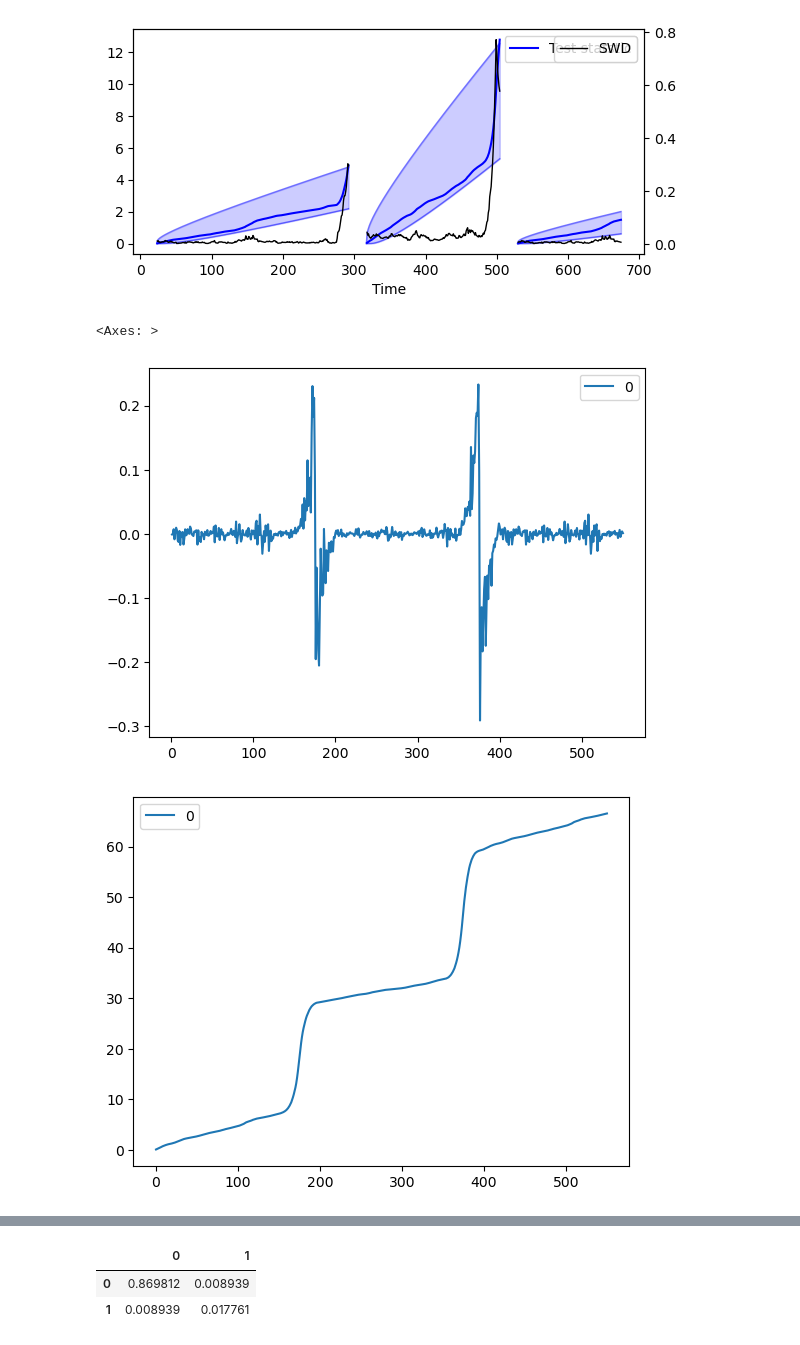
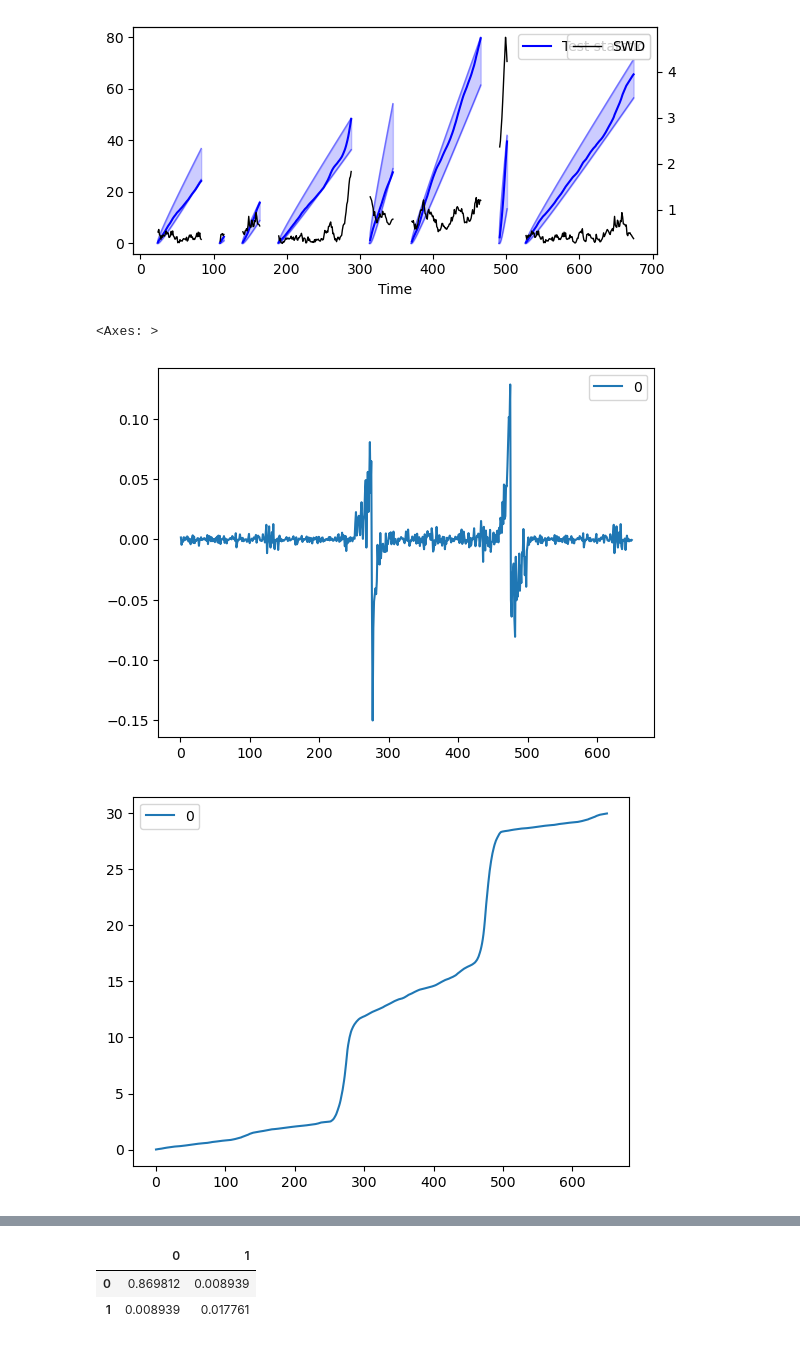
Before and after one commit to jsve96/SWDCPD, a Jupyter notebook: ChangeDetection/MNIST-detection.ipynb, the cells around one changed output, grey strips where cells are left out. Saved outputs shown, nothing was run; the diff lists cells and outputs as text; code cells hidden in the pictures.

```diff
--- a/ChangeDetection/MNIST-detection.ipynb
+++ b/ChangeDetection/MNIST-detection.ipynb
@@ -65,7 +65,7 @@ device = 'cuda' if torch.cuda.is_available() else 'cpu'
 LENGHT = 50
 train_dataloader_ts = DataLoader(TimeseriesDataset(DATA,LENGHT,split=0.5))
 SWDs = []
-
+test_stat  =[]
 calibrated = False
 t = 0
 skip_count = 0  # To track the number of skipped iterations
@@ -84,9 +84,10 @@ for i, d in enumerate(tqdm(train_dataloader_ts)):
     x_ref, x_cur = d[0].squeeze(0).to(device), d[1].squeeze(0).to(device)
     #THETA = sample_theta_torch(x_ref, 5000)
     #print(THETA.dtype)
-    loss = project_and_calc_dist_torch(x_ref, x_cur, THETA, p=4, device=device).sum(axis=0).detach().cpu().numpy()
+    loss = project_and_calc_dist_torch(x_ref, x_cur, THETA, p=2, device=device).sum(axis=0).detach().cpu().numpy()
     loss_segments.append(loss)
     SWDs.append(loss.mean())
+    test_stat.append(calc_statistic(0.05,x_cur.detach().cpu().numpy()))
 
     # Calibration phase
     if not calibrated:
@@ -103,7 +104,7 @@ for i, d in enumerate(tqdm(train_dataloader_ts)):
     # Monitoring phase
     if calibrated:
         #last_cal += 1
-        l, u = gamma_conf_interval(t, alpha_hat, 1 / beta_hat, 0.99)
+        l, u = gamma_conf_interval(t, alpha_hat, 1 / beta_hat, 0.90)
         lower_CI.append(l)
         upper_CI.append(u)
         cumsum += loss.mean()
@@ -158,27 +164,29 @@ ax2.legend()
 ax.set_xlabel('Time')
 fig.tight_layout()
 # %% [output]
-[figure, old version]
+[figure, new version]
 # %%
 import pandas as pd
 # %%
 loss_segments = []
 alphas= []
 betas =[]
+test_stat = []
 THETA = sample_theta_torch(DATA, 5000)
 for i, d in enumerate(tqdm(train_dataloader_ts)):
     x_ref, x_cur = d[0].squeeze(0).to(device), d[1].squeeze(0).to(device)
     loss = project_and_calc_dist_torch(x_ref, x_cur, THETA, p=4, device=device).sum(axis=0).detach().cpu().numpy()
     loss_segments.append(loss)
     a_hat, b_hat = mom_estimates(loss)
     alphas.append(a_hat)
     betas.append(b_hat)
+    test_stat.append(calc_statistic(0.05,x_cur.detach().cpu().numpy()))
     #SWDs.append(loss.mean())
 df = pd.DataFrame([l.mean() for l in loss_segments])
 df.diff().plot()
 df.cumsum().plot()
 df.plot()
 # %% [output]
 <Axes: >
-[figure, old version]
+[figure, new version]
-[figure, old version]
+[figure, new version]
```
Also changed, not shown: parts of 16 cells of this notebook, 1 other file.
